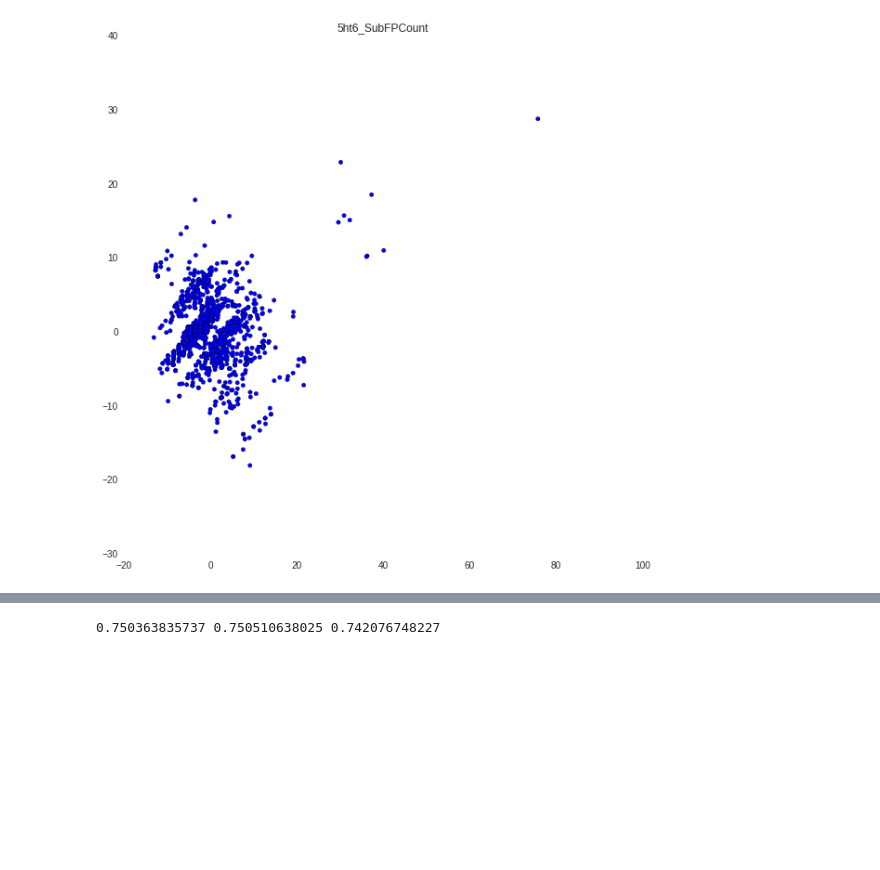
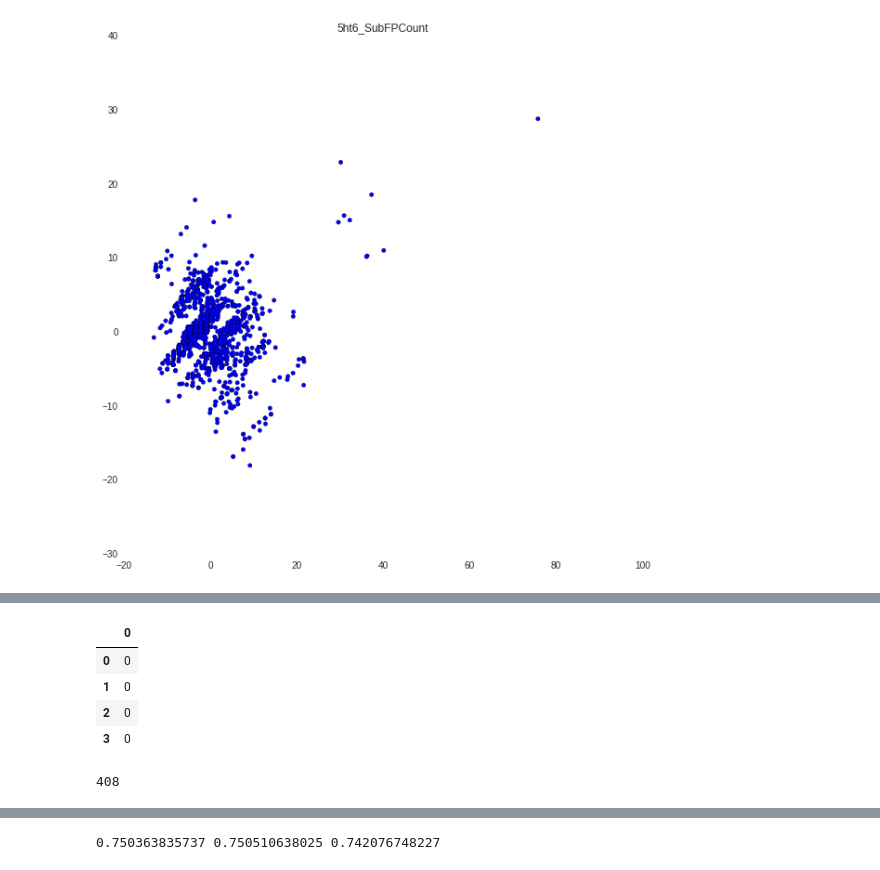
Before and after one commit to gmum/mlls2015, a Jupyter notebook: notebooks/staszek_sketchbook.ipynb, the cells around one changed output, grey strips where cells are left out. Cells and saved outputs as stored; diff of their text form; code cells hidden in the pictures; blank space fills up the shorter version.

Commit message:
Commiting current WIP on cluster loading

```diff
--- a/notebooks/staszek_sketchbook.ipynb
+++ b/notebooks/staszek_sketchbook.ipynb
@@ -479,0 +445,3 @@ colors = np.array(colors)
+# %%
+proteins_sabina = ["5ht1a", "5ht2a", "5ht6", "5ht7", \
+                   "alpha1a", "beta1", "beta2", "d1", "d2"]
@@ -479,0 +508,2 @@ colors = np.array(colors)
+# %%
+X, Y, clusters_active_ids, inactive_ids = get_sabina_clusters("5ht1a", "SubFP")
@@ -479,0 +513,10 @@ colors = np.array(colors)
+# %%
+def can_be_A_easier(i, X, clusters_active_ids, inactive):
+    # A cluster is a good A-cluster candidate if it is big and the rest of active clusters are big
+    difference_A_C = [ len(set(cl_ids).difference(clusters_active_ids[i])) for cl_ids in clusters_active_ids]
+
+    active_size = X.shape[0] - inactive.shape[0]
+    print difference_A_C, sum(difference_A_C), active_size
+    return \
+        sum(difference_A_C) > 0.1*active_size \
+        and len(clusters_active_ids[i]) > 0.4*active_size
@@ -479,0 +539,23 @@ colors = np.array(colors)
+# %%
+# Pick A cluster
+s = []
+sizes = []
+for p in proteins_sabina:
+    try:
+        X, Y, clusters_active_ids, inactive_ids = get_sabina_clusters(p, "KlekFP")
+#         print([cl.shape[0] for cl in clusters_active_ids])
+        sizes.append([cl.shape[0] for cl in clusters_active_ids])
+        A_candidates = [(cl.shape[0], id) for id, cl in enumerate(clusters_active_ids) if can_be_A_easier(id, X, clusters_active_ids, inactive_ids)]
+
+        if len(A_candidates) == 0:
+            print "Not satisfied for ", p
+            s.append("Not satisfied")
+        else:
+            print "OK"
+            s.append("OK")
+    except Exception, e:
+        print e
+        sizes.append([])
+        s.append(str(e))
+#         raise ValueError("No cluster qualified for experiment A-type cluster. F*CK")
+#     np.max(A_candidates)
@@ -479,0 +624,8 @@ colors = np.array(colors)
+# %%
+pd.DataFrame(s)
+# %% [output]
+|  | 0 |
+| 0 | 0 |
+| 1 | 0 |
+| 2 | 0 |
+| 3 | 0 |
@@ -479,0 +646,4 @@ colors = np.array(colors)
+# %%
+clusters_active[0].shape[0]
+# %% [output]
+408
```
Also changed, not shown: parts of 65 cells of this notebook, 3 other files.
